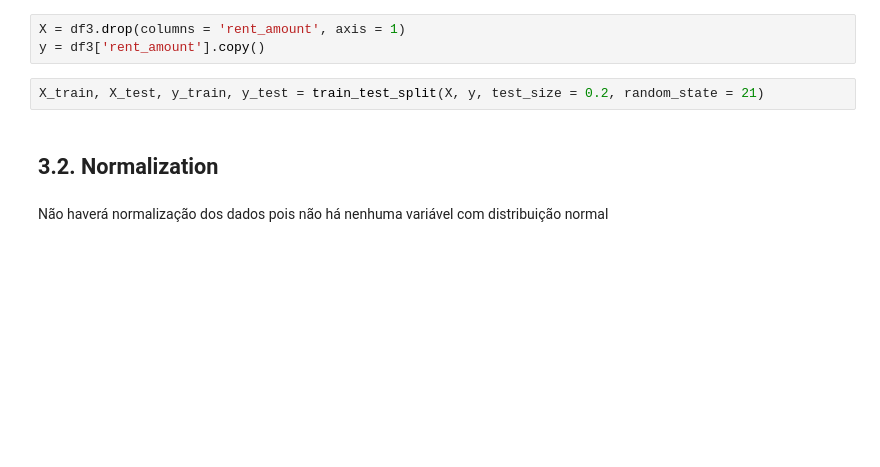
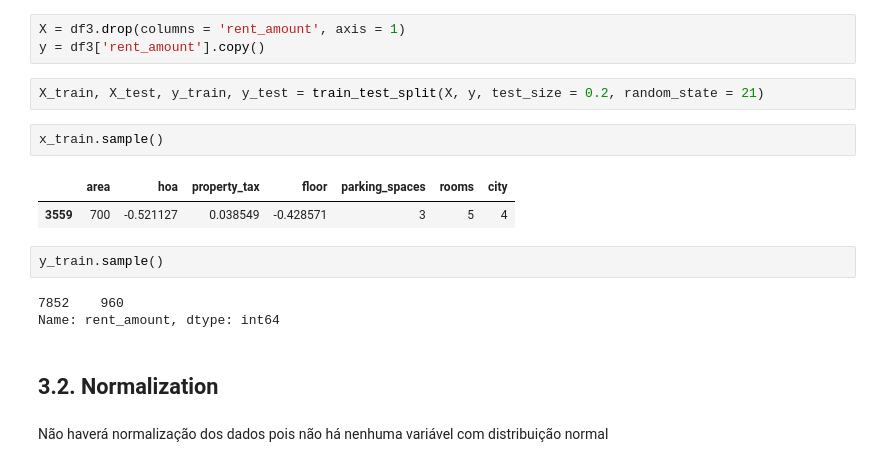
Before and after one commit to math-prog/house_predict, a Jupyter notebook: notebooks/1.0.mso.house_predict.ipynb, the cells around one changed output. Saved outputs shown, nothing was run; the diff lists cells and outputs as text; blank space fills up the shorter version.

```diff
--- a/notebooks/1.0.mso.house_predict.ipynb
+++ b/notebooks/1.0.mso.house_predict.ipynb
@@ -365,6 +365,16 @@ X = df3.drop(columns = 'rent_amount', axis = 1)
 y = df3['rent_amount'].copy()
 # %%
 X_train, X_test, y_train, y_test = train_test_split(X, y, test_size = 0.2, random_state = 21)
+# %%
+x_train.sample()
+# %% [output]
+|  | area | hoa | property_tax | floor | parking_spaces | rooms | city |
+| 3559 | 700 | -0.521127 | 0.038549 | -0.428571 | 3 | 5 | 4 |
+# %%
+y_train.sample()
+# %% [output]
+7852    960
+Name: rent_amount, dtype: int64
 # %% [markdown]
 ## 3.2. Normalization
 # %% [markdown]
```
Also changed, not shown: parts of 10 cells of this notebook, 4 other files.
